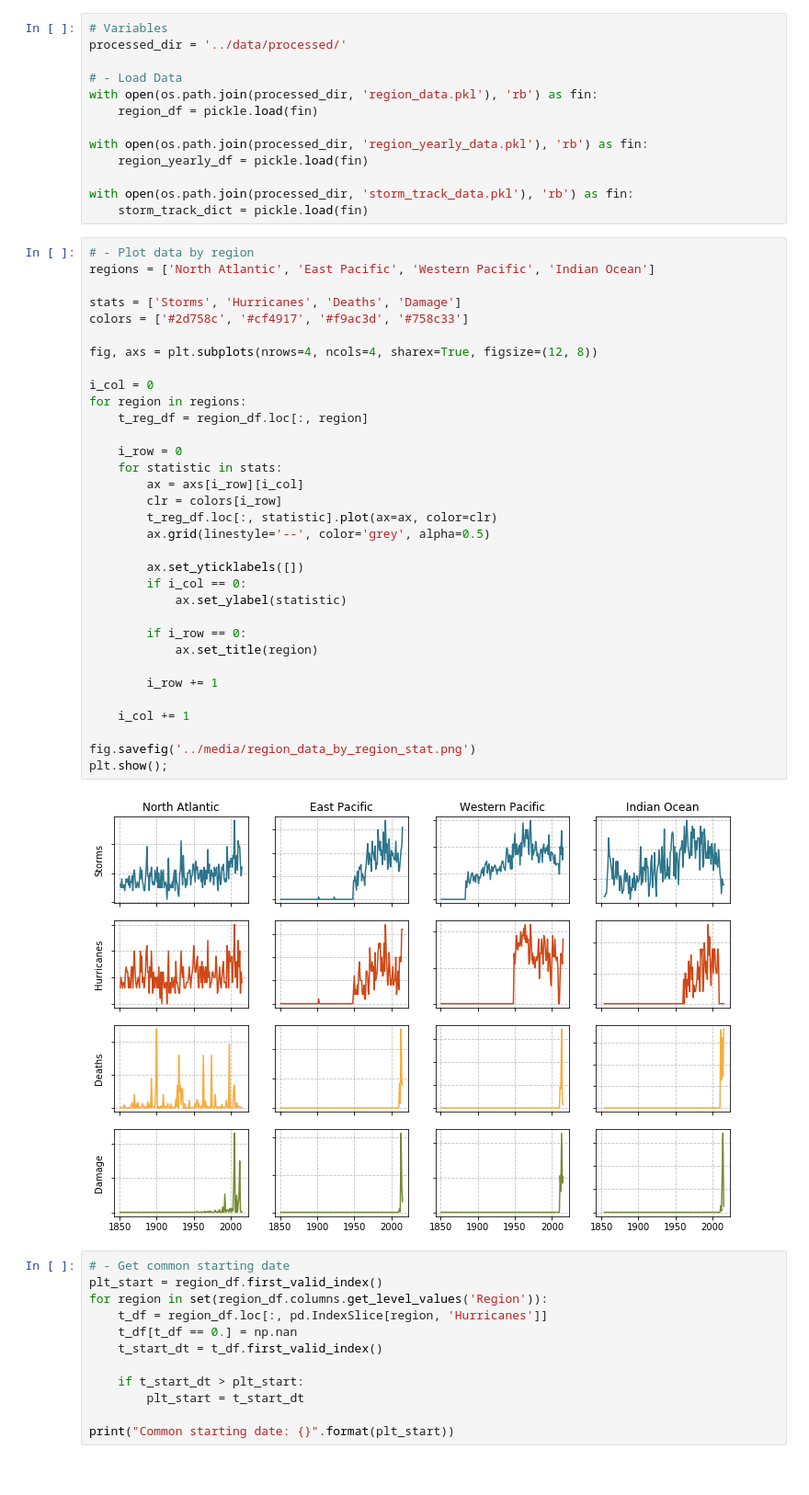
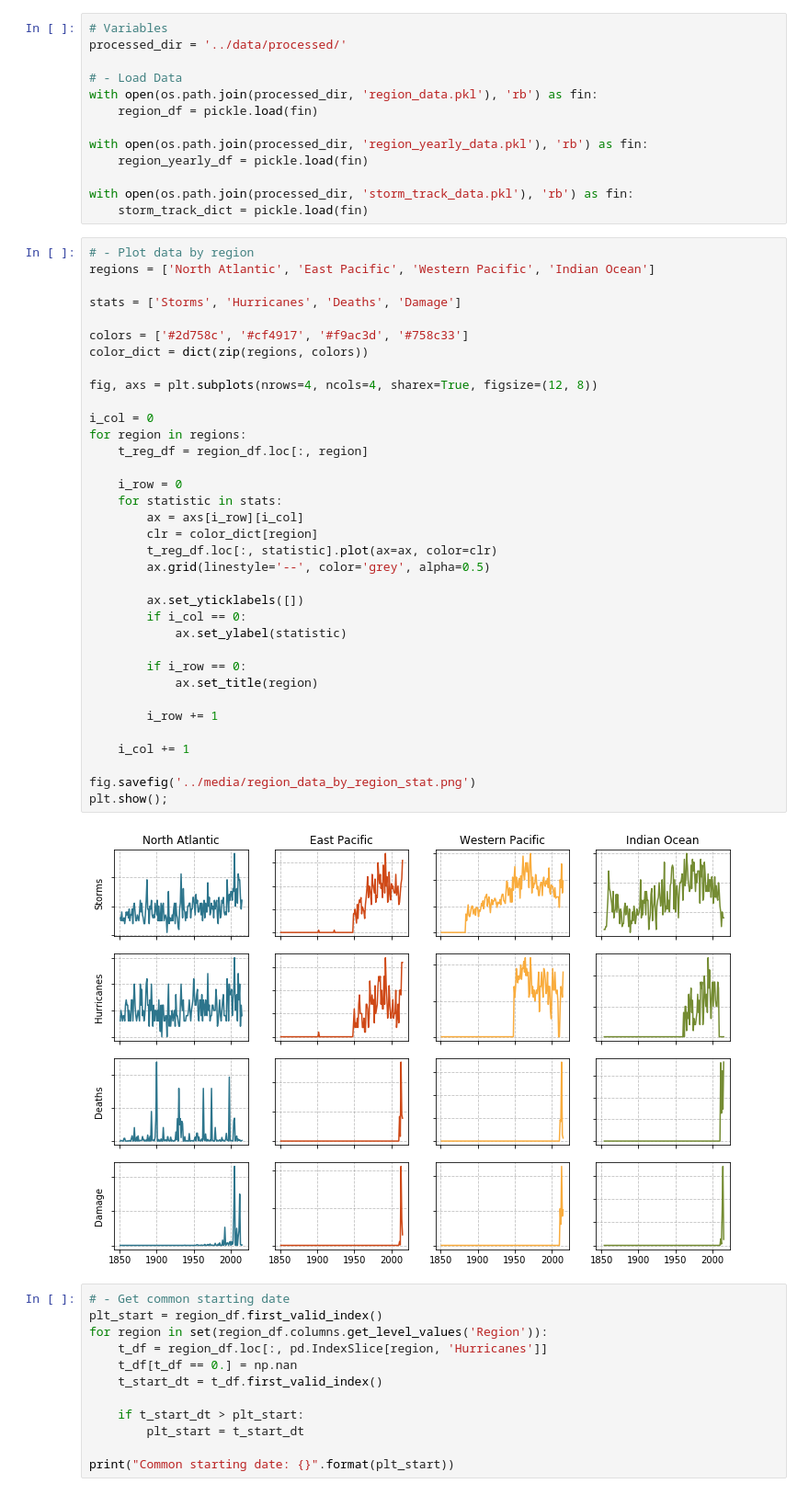
Before and after one commit to douglasdaly/hurricanes, a Jupyter notebook: notebooks/2_wunderground_processed_data_research.ipynb, the cells around one changed output. Shown at 92% size. Cells and saved outputs as stored; diff of their text form.

```diff
--- a/notebooks/2_wunderground_processed_data_research.ipynb
+++ b/notebooks/2_wunderground_processed_data_research.ipynb
@@ -32,36 +32,38 @@ with open(os.path.join(processed_dir, 'storm_track_data.pkl'), 'rb') as fin:
 regions = ['North Atlantic', 'East Pacific', 'Western Pacific', 'Indian Ocean']
 
 stats = ['Storms', 'Hurricanes', 'Deaths', 'Damage']
+
 colors = ['#2d758c', '#cf4917', '#f9ac3d', '#758c33']
+color_dict = dict(zip(regions, colors))
 
 fig, axs = plt.subplots(nrows=4, ncols=4, sharex=True, figsize=(12, 8))
 
 i_col = 0
 for region in regions:
     t_reg_df = region_df.loc[:, region]
 
     i_row = 0
     for statistic in stats:
         ax = axs[i_row][i_col]
-        clr = colors[i_row]
+        clr = color_dict[region]
         t_reg_df.loc[:, statistic].plot(ax=ax, color=clr)
         ax.grid(linestyle='--', color='grey', alpha=0.5)
 
         ax.set_yticklabels([])
         if i_col == 0:
             ax.set_ylabel(statistic)
 
         if i_row == 0:
             ax.set_title(region)
 
         i_row += 1
 
     i_col += 1
 
 fig.savefig('../media/region_data_by_region_stat.png')
 plt.show();
 # %% [output]
-[figure, old version]
+[figure, new version]
 # %%
 # - Get common starting date
 plt_start = region_df.first_valid_index()
```
Also changed, not shown: parts of 7 cells of this notebook, 1 other file.
